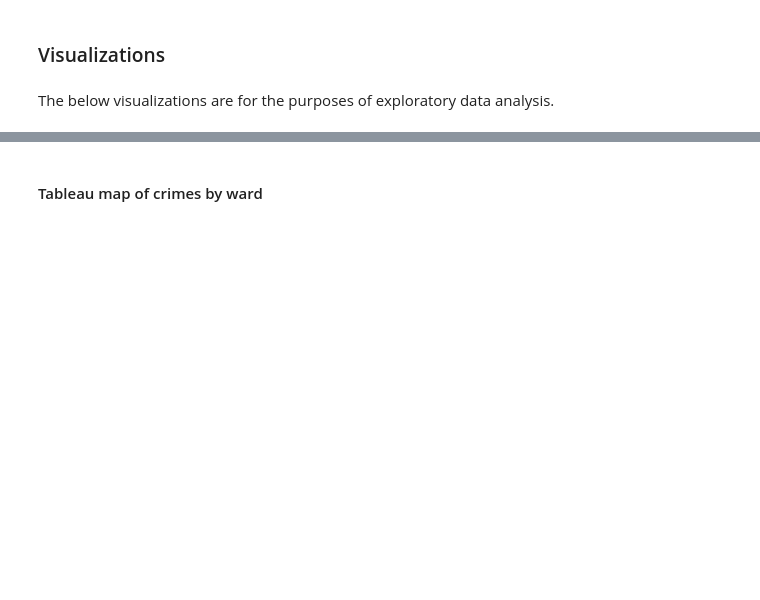
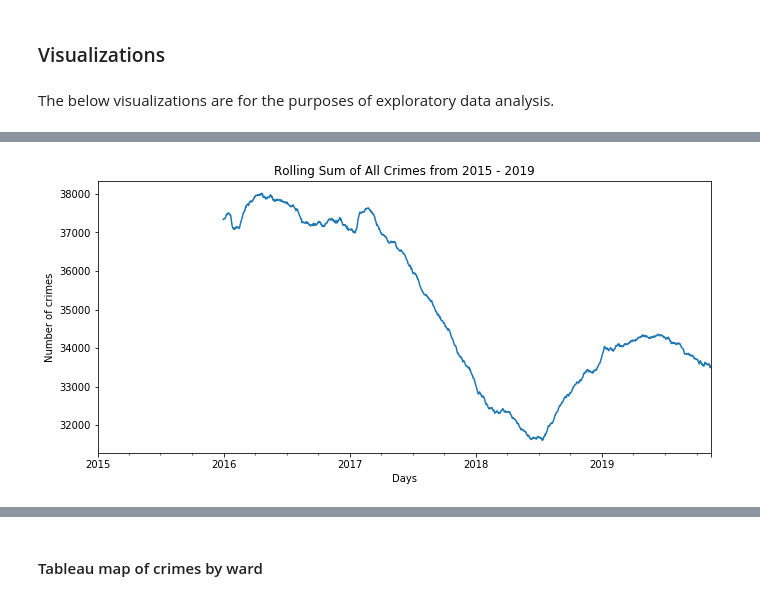
Before and after one commit to htappa/DC_CrimeMappingTool, a Jupyter notebook: dc_crimes_analysis.ipynb, the cells around one changed output, grey strips where cells are left out. Drawn from its saved outputs; the diff is of its cells as text; code cells hidden in the pictures; blank space fills up the shorter version.

```diff
--- a/dc_crimes_analysis.ipynb
+++ b/dc_crimes_analysis.ipynb
@@ -111,0 +105,11 @@ plt.show()
+# %%
+# rolling sum of all crimes
+
+plt.figure(figsize=(11, 5))
+df_crime.resample('d').size().rolling(365).sum().plot()
+plt.title('Rolling Sum of All Crimes from 2015 - 2019')
+plt.ylabel('Number of crimes')
+plt.xlabel('Days')
+plt.show()
+# %% [output]
+[figure, added]
```
Also changed, not shown: parts of 10 cells of this notebook, 1 other file.
